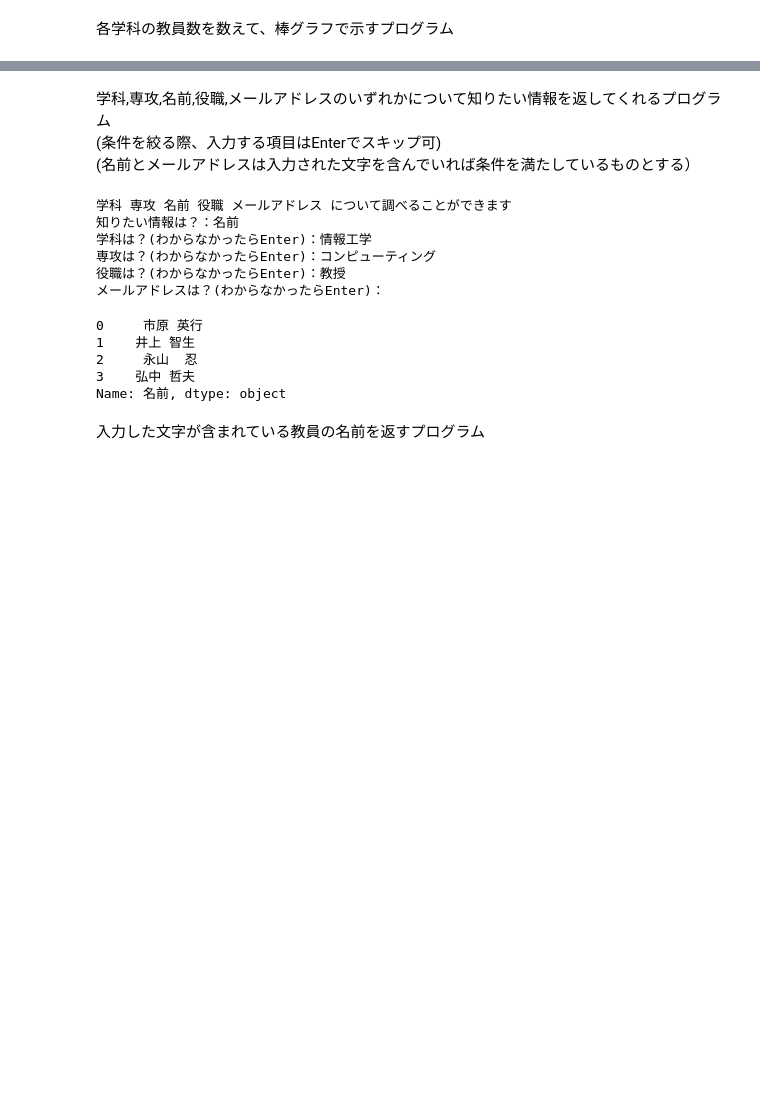
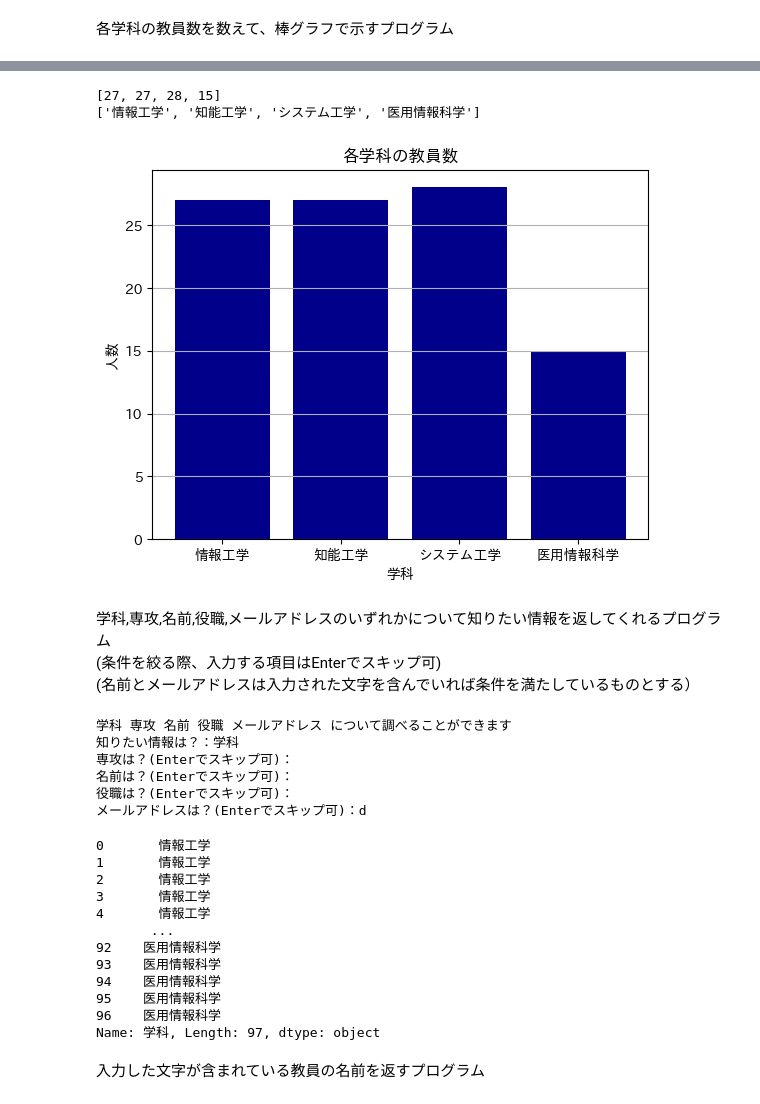
Before and after one commit to edamame1018/Prog2kakushin, a Jupyter notebook: work1.ipynb, the cells around one changed output, grey strips where cells are left out. Drawn from its saved outputs; the diff is of its cells as text; code cells hidden in the pictures; blank space fills up the shorter version.

```diff
--- a/work1.ipynb
+++ b/work1.ipynb
@@ -13,7 +13,7 @@ Saving zyouhoukyouinn.csv to zyouhoukyouinn (2).csv
 情報科学部の教員の情報を表形式のデータで表す
 # %%
 import pandas as pd
-df = pd.read_csv('kyouinn.csv')
+df = pd.read_csv('zyouhoukyouinn.csv')
 df
 # %% [output]
 |  | 学科 | 専攻 | 名前 | 役職 | メールアドレス |
@@ -37,34 +44,38 @@ df
 import csv
 from matplotlib import pyplot as plt
 import japanize_matplotlib
-with open('kyouinn.csv', 'r', encoding='utf-8') as f:
+with open('zyouhoukyouinn.csv', 'r', encoding='utf-8') as f:
   data = [x for x in csv.reader(f)]
 
 a = 'b'
 c=0
 b=[]
 d=0
 e=[]
 for i in range(len(data)-1):
   if df['学科'][i]==a:
     c+=1
   else:
     if d!=0:
       e.append(df['学科'][i-1])
       b.append(c)
     a=df['学科'][i]
     c=1
     d+=1
 b.append(c)
 e.append(df['学科'][i-1])
 print(b)
 print(e)
 plt.grid(axis='y')
 plt.bar(e,b,color='darkblue')
 plt.title('各学科の教員数')
 plt.xlabel('学科')
 plt.ylabel('人数')
 plt.show()
+# %% [output]
+[27, 27, 28, 15]
+['情報工学', '知能工学', 'システム工学', '医用情報科学']
+[figure, added]
 # %% [markdown]
 学科,専攻,名前,役職,メールアドレスのいずれかについて知りたい情報を返してくれるプログラム<br>
 (条件を絞る際、入力する項目はEnterでスキップ可)<br>
@@ -94,16 +105,23 @@ df2=df2[a]
 df2
 # %% [output]
 学科 専攻 名前 役職 メールアドレス について調べることができます
-知りたい情報は？：名前
-学科は？(わからなかったらEnter)：情報工学
-専攻は？(わからなかったらEnter)：コンピューティング
-役職は？(わからなかったらEnter)：教授
-メールアドレスは？(わからなかったらEnter)：
+知りたい情報は？：学科
+専攻は？(Enterでスキップ可)：
+名前は？(Enterでスキップ可)：
+役職は？(Enterでスキップ可)：
+メールアドレスは？(Enterでスキップ可)：d
-0     市原 英行
-1    井上 智生
-2     永山  忍
-3    弘中 哲夫
-Name: 名前, dtype: object
+0       情報工学
+1       情報工学
+2       情報工学
+3       情報工学
+4       情報工学
+       ...
+92    医用情報科学
+93    医用情報科学
+94    医用情報科学
+95    医用情報科学
+96    医用情報科学
+Name: 学科, Length: 97, dtype: object
 # %% [markdown]
 入力した文字が含まれている教員の名前を返すプログラム
 # %%
```
Also changed, not shown: parts of 2 cells of this notebook.
